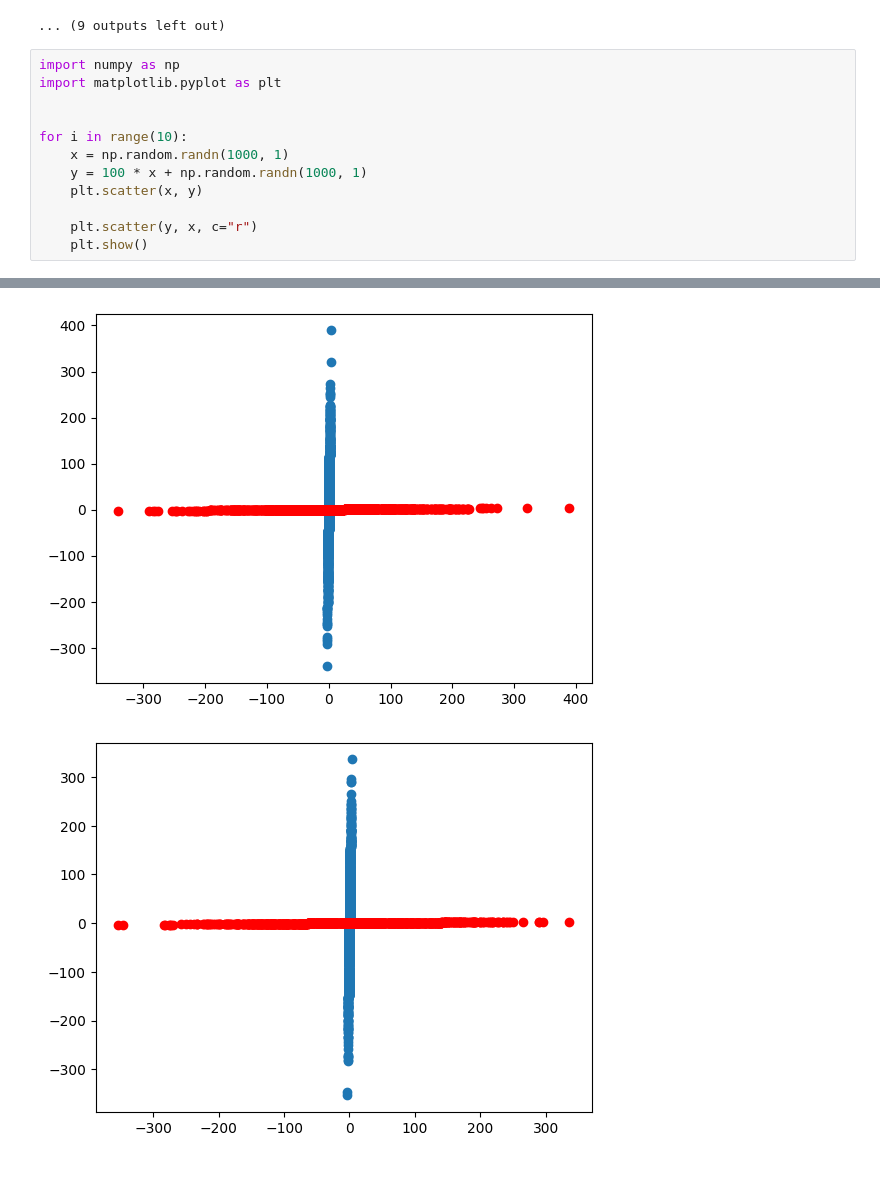
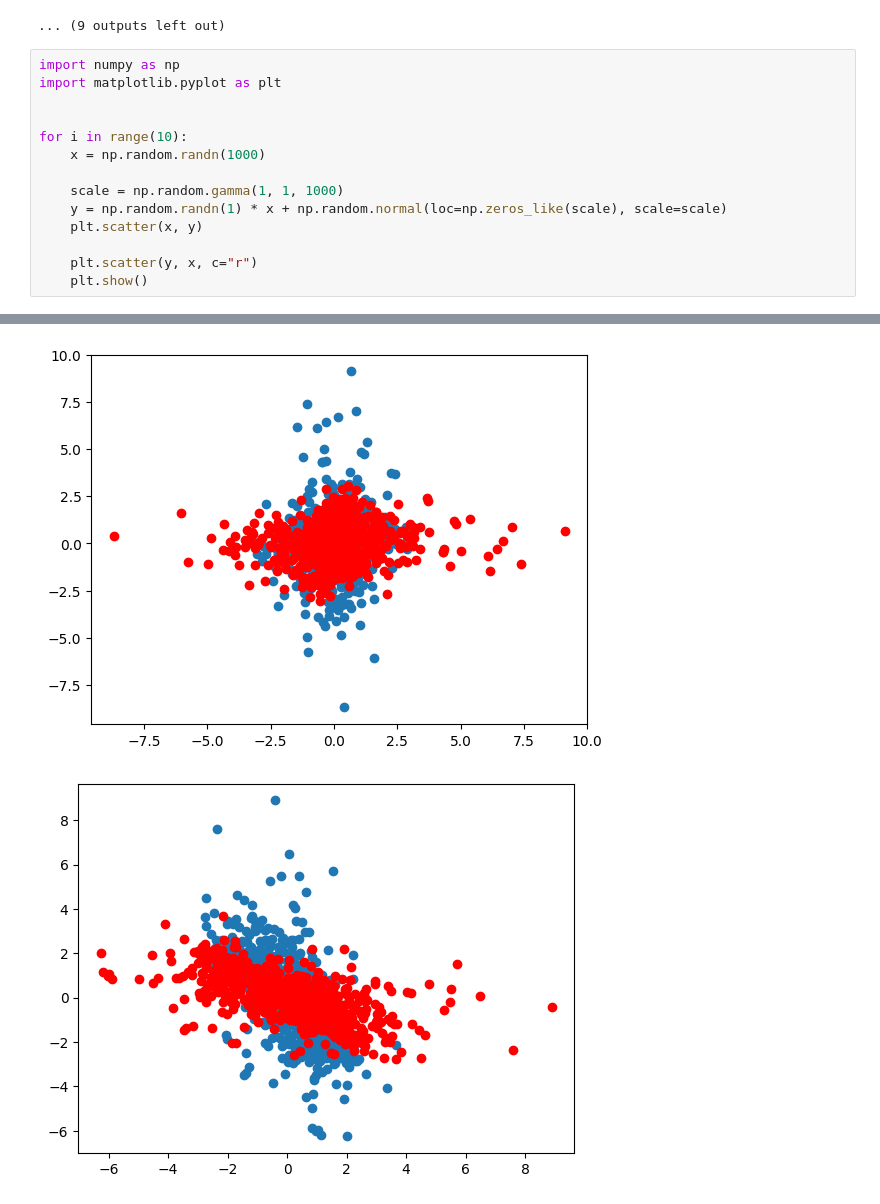
Before and after one commit to ruiziyan9/AL-CFM, a Jupyter notebook: CITNP/notebooks/data_generation.ipynb, the cells around one changed output, grey strips where cells are left out. Cells and saved outputs as stored; diff of their text form; blank space fills up the shorter version.

```diff
--- a/CITNP/notebooks/data_generation.ipynb
+++ b/CITNP/notebooks/data_generation.ipynb
@@ -87,8 +87,10 @@ import matplotlib.pyplot as plt
 
 
 for i in range(10):
-    x = np.random.randn(1000, 1)
-    y = 100 * x + np.random.randn(1000, 1)
+    x = np.random.randn(1000)
+
+    scale = np.random.gamma(1, 1, 1000)
+    y = np.random.randn(1) * x + np.random.normal(loc=np.zeros_like(scale), scale=scale)
     plt.scatter(x, y)
 
     plt.scatter(y, x, c="r")
@@ -101,2 +103,2 @@ for i in range(10):
-[figure, old version]
+[figure, new version]
-[figure, old version]
+[figure, new version]
```
Also changed, not shown: parts of 6 cells of this notebook, 7 other files.
